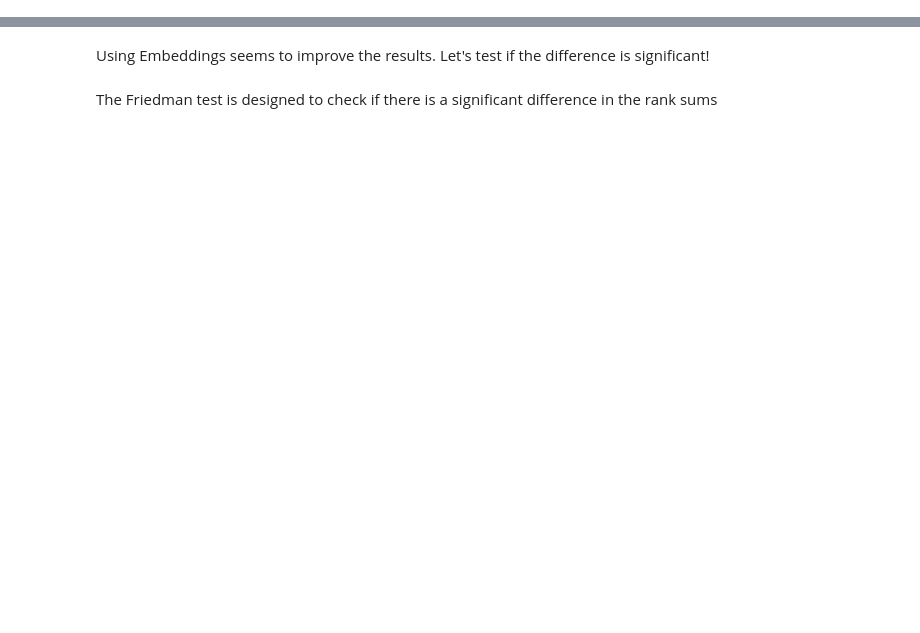
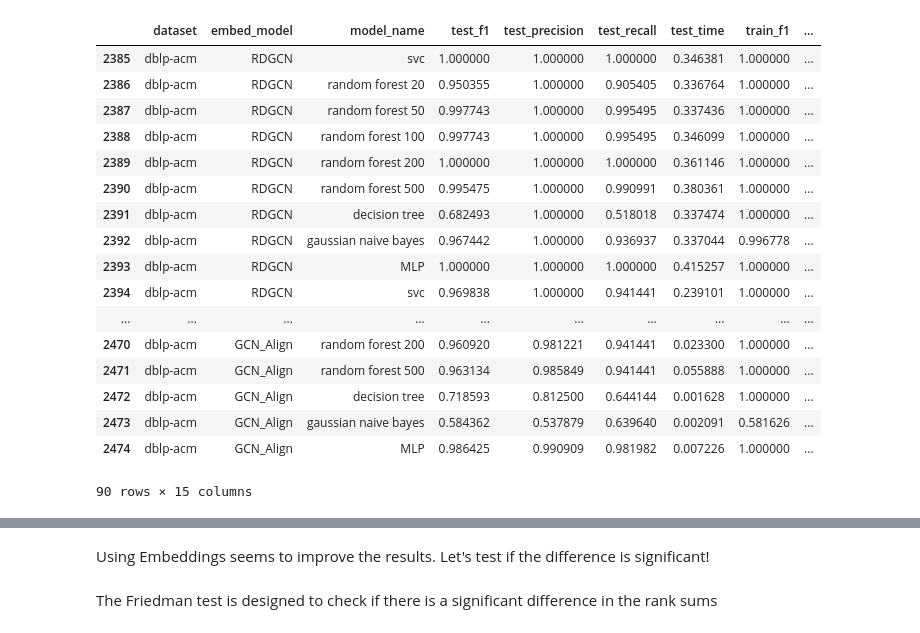
Before and after one commit to jonathanschuchart/eager, a Jupyter notebook: analysis/Statistics.ipynb, the cells around one changed output, grey strips where cells are left out. Saved outputs shown, nothing was run; the diff lists cells and outputs as text; code cells hidden in the pictures; blank space fills up the shorter version.

```diff
--- a/analysis/Statistics.ipynb
+++ b/analysis/Statistics.ipynb
@@ -6,4 +6,25 @@ from scipy.stats import friedmanchisquare
 from scikit_posthocs import posthoc_nemenyi_friedman as nemenyi
 # %%
 df = pd.read_csv("/home/dobraczka/Downloads/git/er-embedding-benchmark/data/all_results.csv",header=0,sep=",")
+# %%
+df[df["dataset"] == "dblp-acm"]
+# %% [output]
+|  | dataset | embed_model | model_name | test_f1 | test_precision | test_recall | test_time | train_f1 | ... |
+| 2385 | dblp-acm | RDGCN | svc | 1.000000 | 1.000000 | 1.000000 | 0.346381 | 1.000000 | ... |
+| 2386 | dblp-acm | RDGCN | random forest 20 | 0.950355 | 1.000000 | 0.905405 | 0.336764 | 1.000000 | ... |
+| 2387 | dblp-acm | RDGCN | random forest 50 | 0.997743 | 1.000000 | 0.995495 | 0.337436 | 1.000000 | ... |
+| 2388 | dblp-acm | RDGCN | random forest 100 | 0.997743 | 1.000000 | 0.995495 | 0.346099 | 1.000000 | ... |
+| 2389 | dblp-acm | RDGCN | random forest 200 | 1.000000 | 1.000000 | 1.000000 | 0.361146 | 1.000000 | ... |
+| 2390 | dblp-acm | RDGCN | random forest 500 | 0.995475 | 1.000000 | 0.990991 | 0.380361 | 1.000000 | ... |
+| 2391 | dblp-acm | RDGCN | decision tree | 0.682493 | 1.000000 | 0.518018 | 0.337474 | 1.000000 | ... |
+| 2392 | dblp-acm | RDGCN | gaussian naive bayes | 0.967442 | 1.000000 | 0.936937 | 0.337044 | 0.996778 | ... |
+| 2393 | dblp-acm | RDGCN | MLP | 1.000000 | 1.000000 | 1.000000 | 0.415257 | 1.000000 | ... |
+| 2394 | dblp-acm | RDGCN | svc | 0.969838 | 1.000000 | 0.941441 | 0.239101 | 1.000000 | ... |
+| ... | ... | ... | ... | ... | ... | ... | ... | ... | ... |
+| 2470 | dblp-acm | GCN_Align | random forest 200 | 0.960920 | 0.981221 | 0.941441 | 0.023300 | 1.000000 | ... |
+| 2471 | dblp-acm | GCN_Align | random forest 500 | 0.963134 | 0.985849 | 0.941441 | 0.055888 | 1.000000 | ... |
+| 2472 | dblp-acm | GCN_Align | decision tree | 0.718593 | 0.812500 | 0.644144 | 0.001628 | 1.000000 | ... |
+| 2473 | dblp-acm | GCN_Align | gaussian naive bayes | 0.584362 | 0.537879 | 0.639640 | 0.002091 | 0.581626 | ... |
+| 2474 | dblp-acm | GCN_Align | MLP | 0.986425 | 0.990909 | 0.981982 | 0.007226 | 1.000000 | ... |
+90 rows × 15 columns
 # %% [markdown]
```
Also changed, not shown: parts of 7 cells of this notebook.
